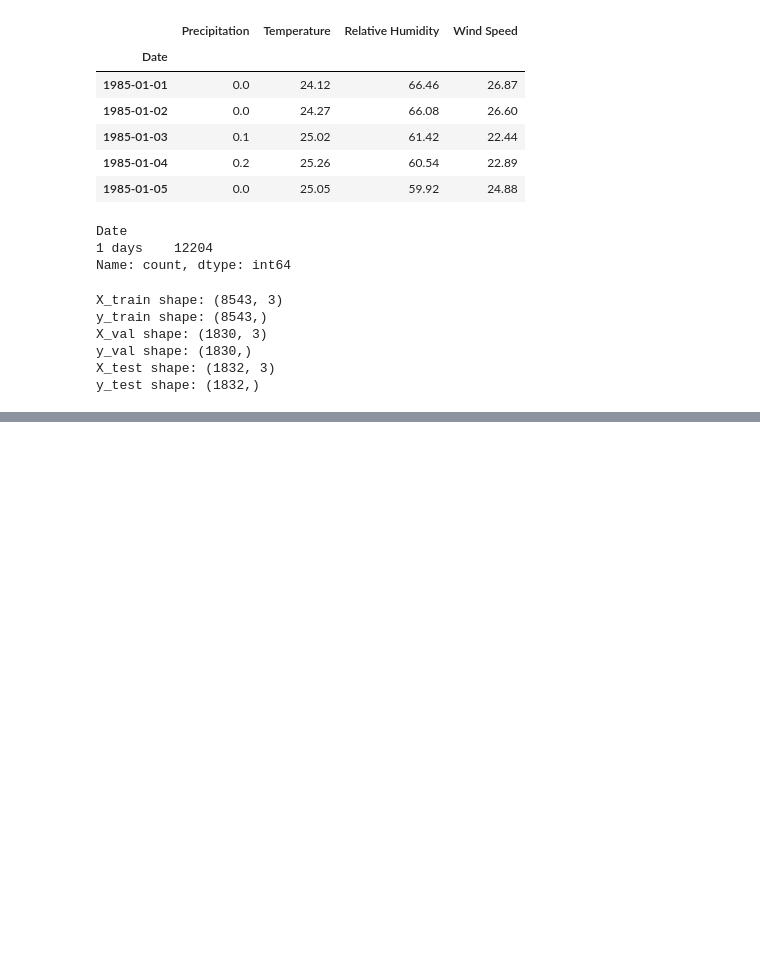
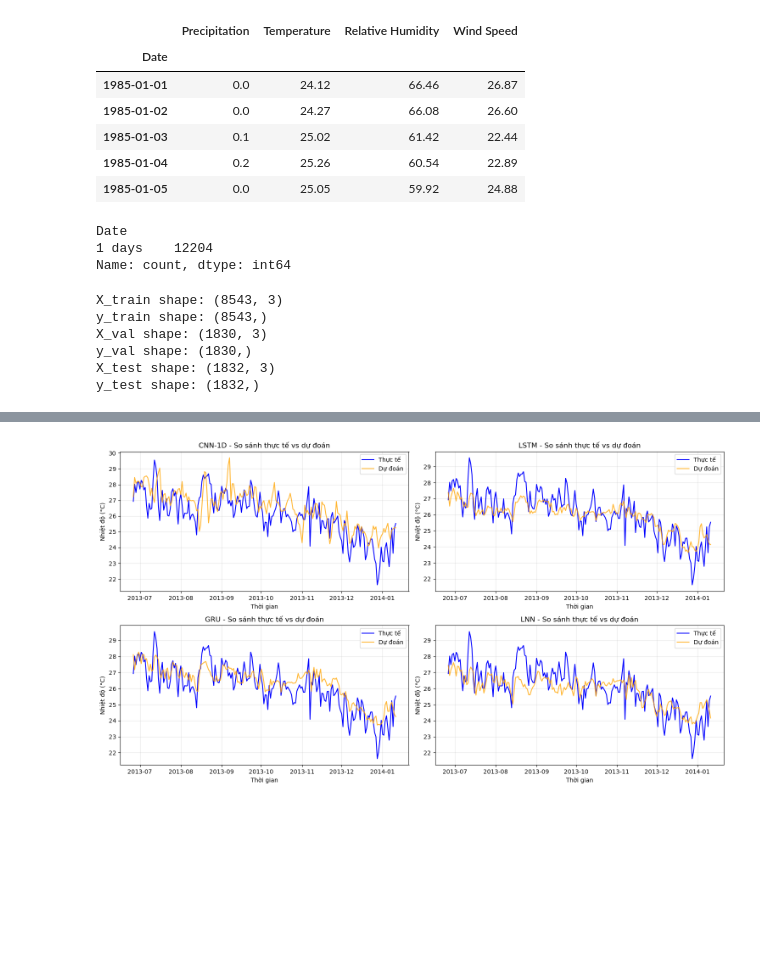
Before and after one commit to Tranngoc21/HN_DATN, a Jupyter notebook: 07.Model Comparison.ipynb, the cells around one changed output, grey strips where cells are left out. Saved outputs shown, nothing was run; the diff lists cells and outputs as text; code cells hidden in the pictures; blank space fills up the shorter version.

```diff
--- a/07.Model Comparison.ipynb
+++ b/07.Model Comparison.ipynb
@@ -260,0 +337,35 @@ plt.show()
+# %%
+#### Trực quan hóa kết quả dự đoán - So sánh Actual vs Predicted
+
+# Lấy index thời gian cho tập test
+test_index = df.index[-len(y_test_seq):]
+
+# Vẽ biểu đồ so sánh cho tất cả mô hình (200 ngày đầu tiên của test set)
+fig, axes = plt.subplots(3, 2, figsize=(15, 12))
+axes = axes.flatten()
+
+models_data = [
+    ("CNN-1D", y_pred_cnn),
+    ("LSTM", y_pred_lstm),
+    ("GRU", y_pred_gru),
+    ("LNN", y_pred_lnn)
+]
+
+for idx, (name, y_pred) in enumerate(models_data):
+    ax = axes[idx]
+    ax.plot(test_index[:200], y_test_original[:200], label='Thực tế', color='blue', linewidth=1.5)
+    ax.plot(test_index[:200], y_pred[:200], label='Dự đoán', color='orange', linewidth=1.5, alpha=0.8)
+    ax.set_title(f'{name} - So sánh thực tế vs dự đoán', fontsize=12)
+    ax.set_xlabel('Thời gian')
+    ax.set_ylabel('Nhiệt độ (°C)')
+    ax.legend()
+    ax.grid(True, alpha=0.3)
+
+# Ẩn subplot thừa
+axes[4].axis('off')
+axes[5].axis('off')
+
+plt.tight_layout()
+plt.show()
+# %% [output]
+[figure, added]
```
Also changed, not shown: parts of 9 cells of this notebook, 1 other file.
